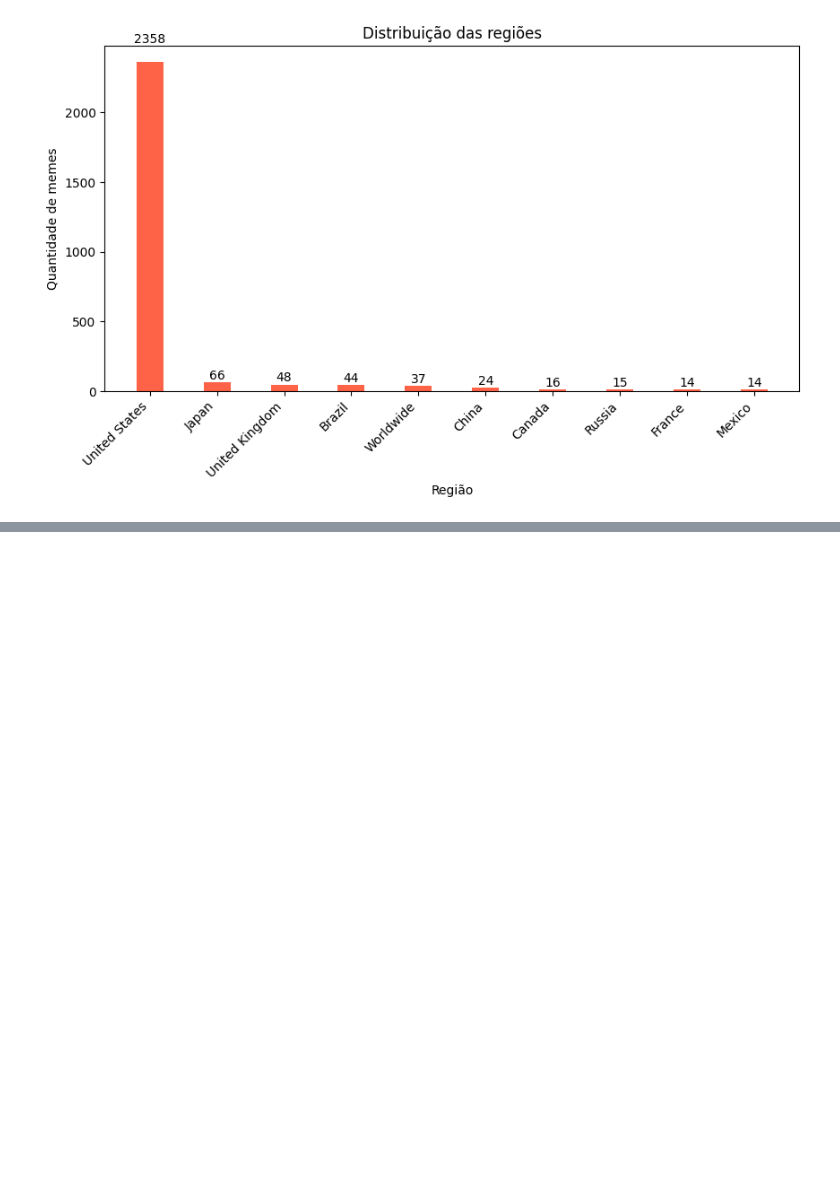
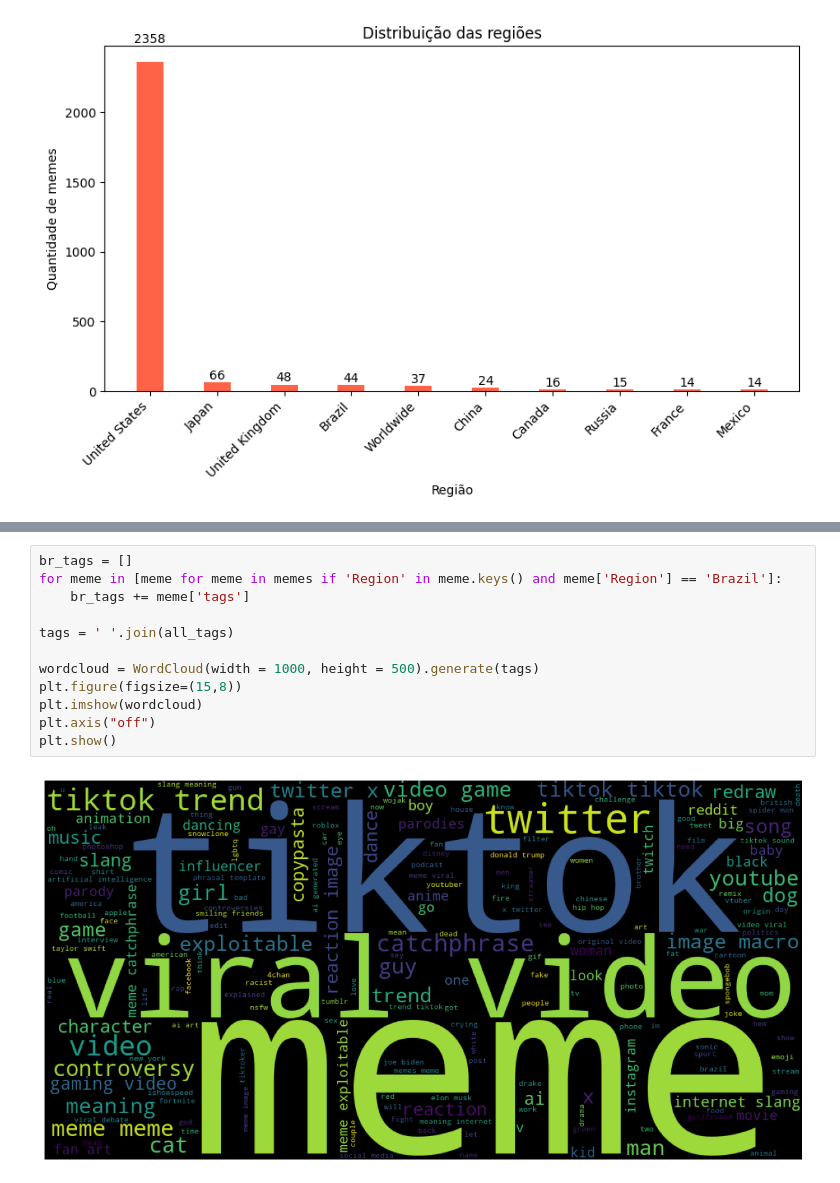
Before and after one commit to RdgFerreira/TPCompSocial, a Jupyter notebook: stats.ipynb, the cells around one changed output, grey strips where cells are left out. Saved outputs shown, nothing was run; the diff lists cells and outputs as text; blank space fills up the shorter version.

```diff
--- a/stats.ipynb
+++ b/stats.ipynb
@@ -73 +127,15 @@ plt.show()
+# %%
+br_tags = []
+for meme in [meme for meme in memes if 'Region' in meme.keys() and meme['Region'] == 'Brazil']:
+    br_tags += meme['tags']
+
+tags = ' '.join(all_tags)
+
+wordcloud = WordCloud(width = 1000, height = 500).generate(tags)
+plt.figure(figsize=(15,8))
+plt.imshow(wordcloud)
+plt.axis("off")
+plt.show()
+# %% [output]
+[figure, added]
 # %%
```
Also changed, not shown: parts of 8 cells of this notebook.
